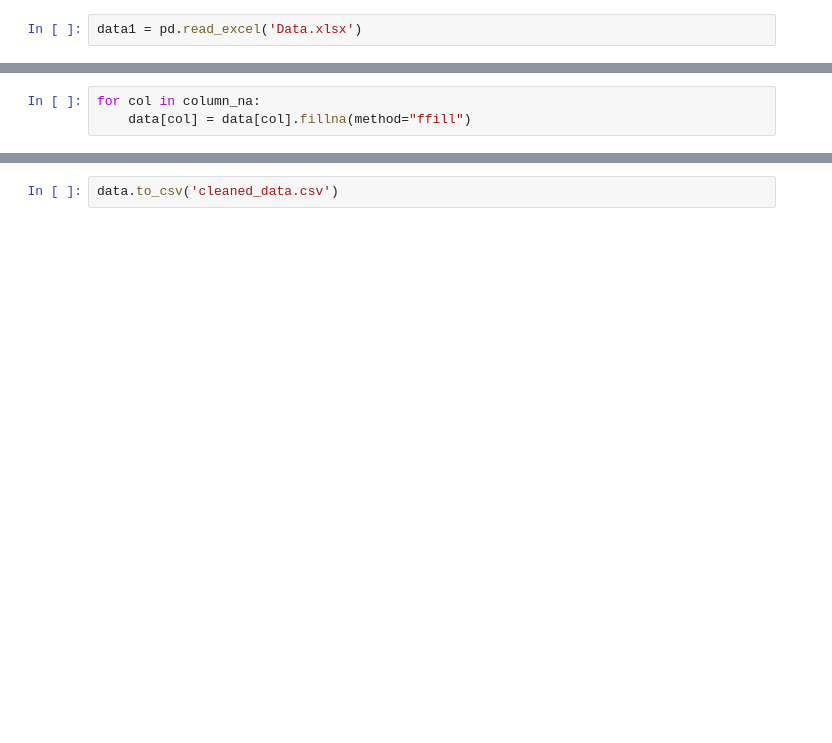
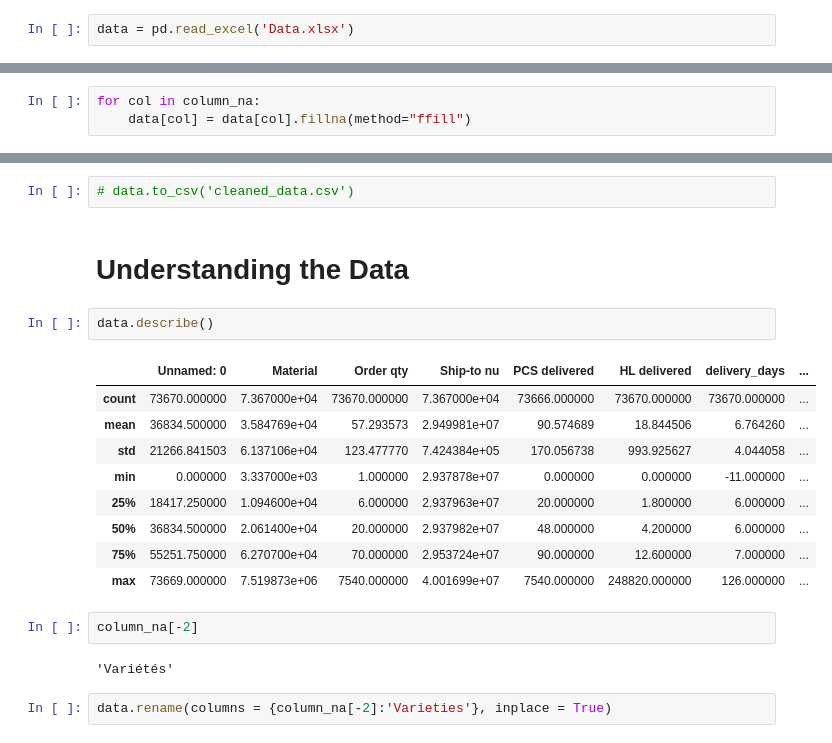
Before and after one commit to parikshitsam/Recommender-System, a Jupyter notebook: Cleaning the data.ipynb, the cells around one changed output, grey strips where cells are left out. Cells and saved outputs as stored; diff of their text form; blank space fills up the shorter version.

Commit message:
describe and summaries

```diff
--- a/Cleaning the data.ipynb
+++ b/Cleaning the data.ipynb
@@ -5,7 +5,7 @@ import pandas as pd
 import numpy as np
 import pandas as pd
 # %%
-data1 = pd.read_excel('Data.xlsx')
+data = pd.read_excel('Data.xlsx')
 # %%
 # data = data.
 # %%
@@ -29,2 +111,22 @@ data[column_na[-2]].str.replace('-','No var')
 # %%
-data.to_csv('cleaned_data.csv')
+# data.to_csv('cleaned_data.csv')
+# %% [markdown]
+# Understanding the Data
+# %%
+data.describe()
+# %% [output]
+|  | Unnamed: 0 | Material | Order qty | Ship-to nu | PCS delivered | HL delivered | delivery_days | ... |
+| count | 73670.000000 | 7.367000e+04 | 73670.000000 | 7.367000e+04 | 73666.000000 | 73670.000000 | 73670.000000 | ... |
+| mean | 36834.500000 | 3.584769e+04 | 57.293573 | 2.949981e+07 | 90.574689 | 18.844506 | 6.764260 | ... |
+| std | 21266.841503 | 6.137106e+04 | 123.477770 | 7.424384e+05 | 170.056738 | 993.925627 | 4.044058 | ... |
+| min | 0.000000 | 3.337000e+03 | 1.000000 | 2.937878e+07 | 0.000000 | 0.000000 | -11.000000 | ... |
+| 25% | 18417.250000 | 1.094600e+04 | 6.000000 | 2.937963e+07 | 20.000000 | 1.800000 | 6.000000 | ... |
+| 50% | 36834.500000 | 2.061400e+04 | 20.000000 | 2.937982e+07 | 48.000000 | 4.200000 | 6.000000 | ... |
+| 75% | 55251.750000 | 6.270700e+04 | 70.000000 | 2.953724e+07 | 90.000000 | 12.600000 | 7.000000 | ... |
+| max | 73669.000000 | 7.519873e+06 | 7540.000000 | 4.001699e+07 | 7540.000000 | 248820.000000 | 126.000000 | ... |
+# %%
+column_na[-2]
+# %% [output]
+'Variétés'
+# %%
+data.rename(columns = {column_na[-2]:'Varieties'}, inplace = True)
```
Also changed, not shown: parts of 10 cells of this notebook.
